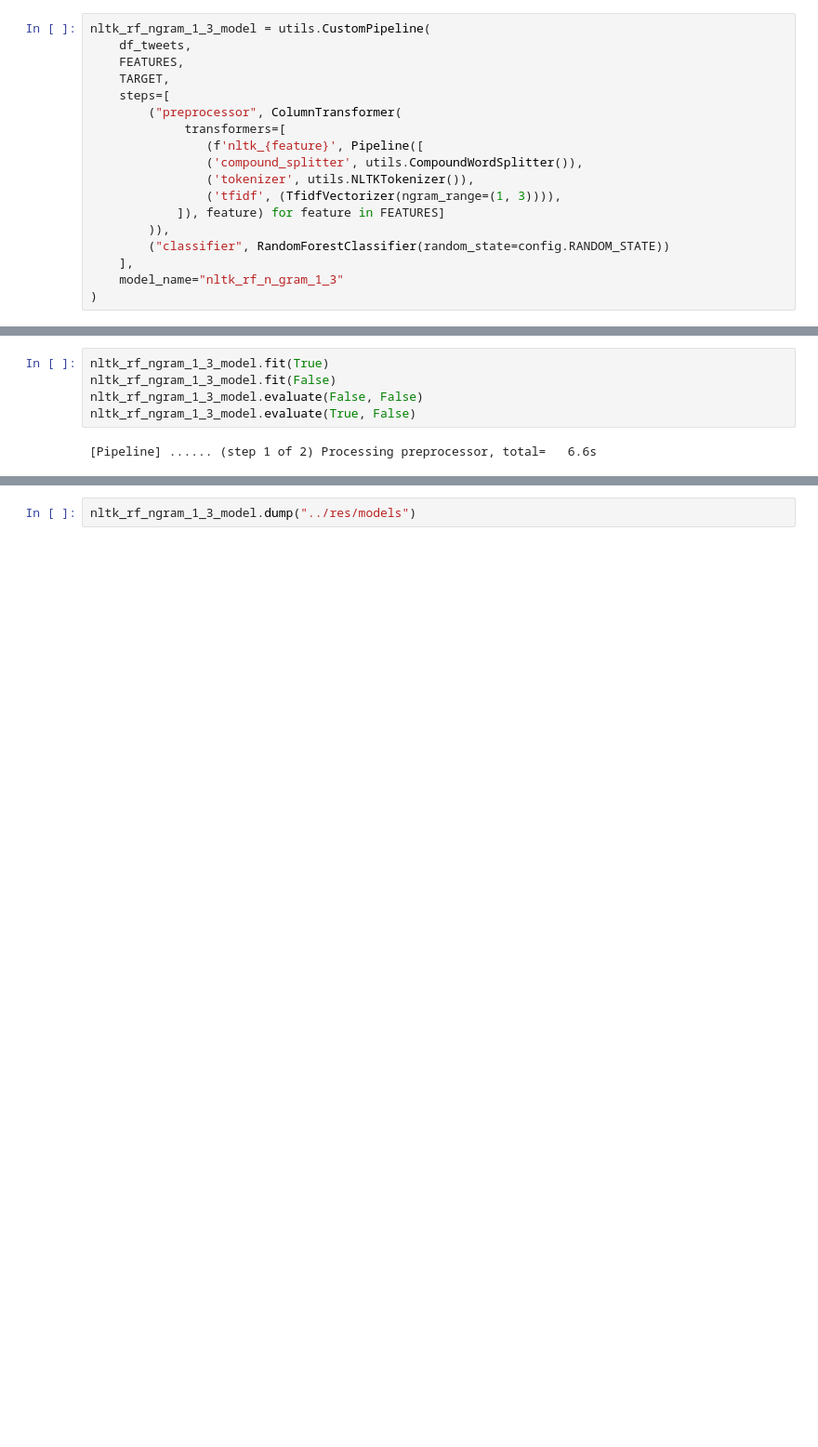
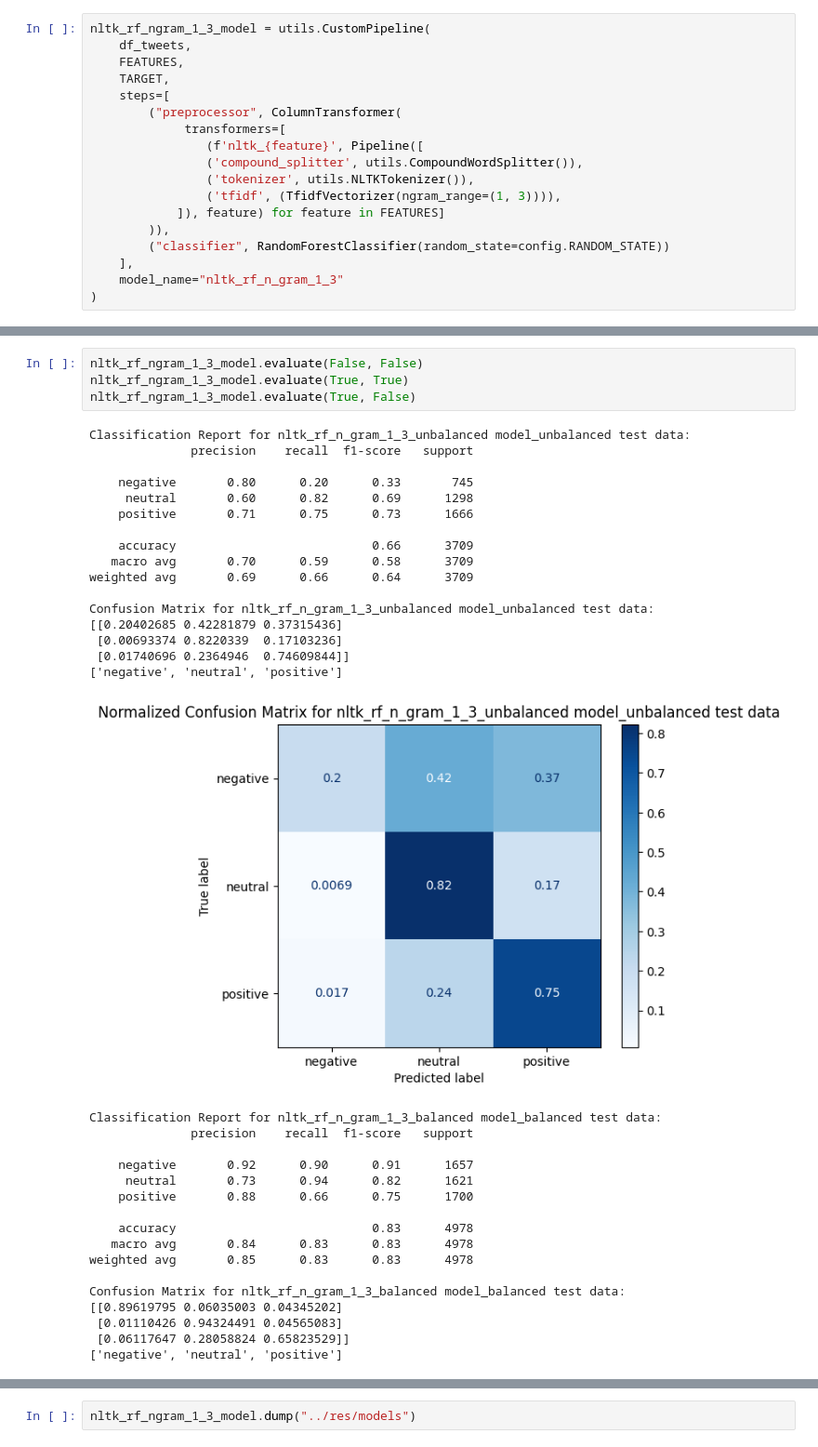
Before and after one commit to NiklasSeitherDHBW/NLP-CrowdFlow, a Jupyter notebook: src/models.ipynb, the cells around one changed output, grey strips where cells are left out. Shown at 93% size. Drawn from its saved outputs; the diff is of its cells as text; blank space fills up the shorter version.

```diff
--- a/src/models.ipynb
+++ b/src/models.ipynb
@@ -177,7 +185,38 @@ nltk_rf_model.dump("../res/models")
 # %%
-nltk_rf_ngram_1_3_model.fit(True)
-nltk_rf_ngram_1_3_model.fit(False)
 nltk_rf_ngram_1_3_model.evaluate(False, False)
+nltk_rf_ngram_1_3_model.evaluate(True, True)
 nltk_rf_ngram_1_3_model.evaluate(True, False)
 # %% [output]
-[Pipeline] ...... (step 1 of 2) Processing preprocessor, total=   6.6s
+Classification Report for nltk_rf_n_gram_1_3_unbalanced model_unbalanced test data:
+              precision    recall  f1-score   support
+
+    negative       0.80      0.20      0.33       745
+     neutral       0.60      0.82      0.69      1298
+    positive       0.71      0.75      0.73      1666
+
+    accuracy                           0.66      3709
+   macro avg       0.70      0.59      0.58      3709
+weighted avg       0.69      0.66      0.64      3709
+
+Confusion Matrix for nltk_rf_n_gram_1_3_unbalanced model_unbalanced test data:
+[[0.20402685 0.42281879 0.37315436]
+ [0.00693374 0.8220339  0.17103236]
+ [0.01740696 0.2364946  0.74609844]]
+['negative', 'neutral', 'positive']
+[figure, added]
+Classification Report for nltk_rf_n_gram_1_3_balanced model_balanced test data:
+              precision    recall  f1-score   support
+
+    negative       0.92      0.90      0.91      1657
+     neutral       0.73      0.94      0.82      1621
+    positive       0.88      0.66      0.75      1700
+
+    accuracy                           0.83      4978
+   macro avg       0.84      0.83      0.83      4978
+weighted avg       0.85      0.83      0.83      4978
+
+Confusion Matrix for nltk_rf_n_gram_1_3_balanced model_balanced test data:
+[[0.89619795 0.06035003 0.04345202]
+ [0.01110426 0.94324491 0.04565083]
+ [0.06117647 0.28058824 0.65823529]]
+['negative', 'neutral', 'positive']
```
Also changed, not shown: parts of 10 cells of this notebook.
